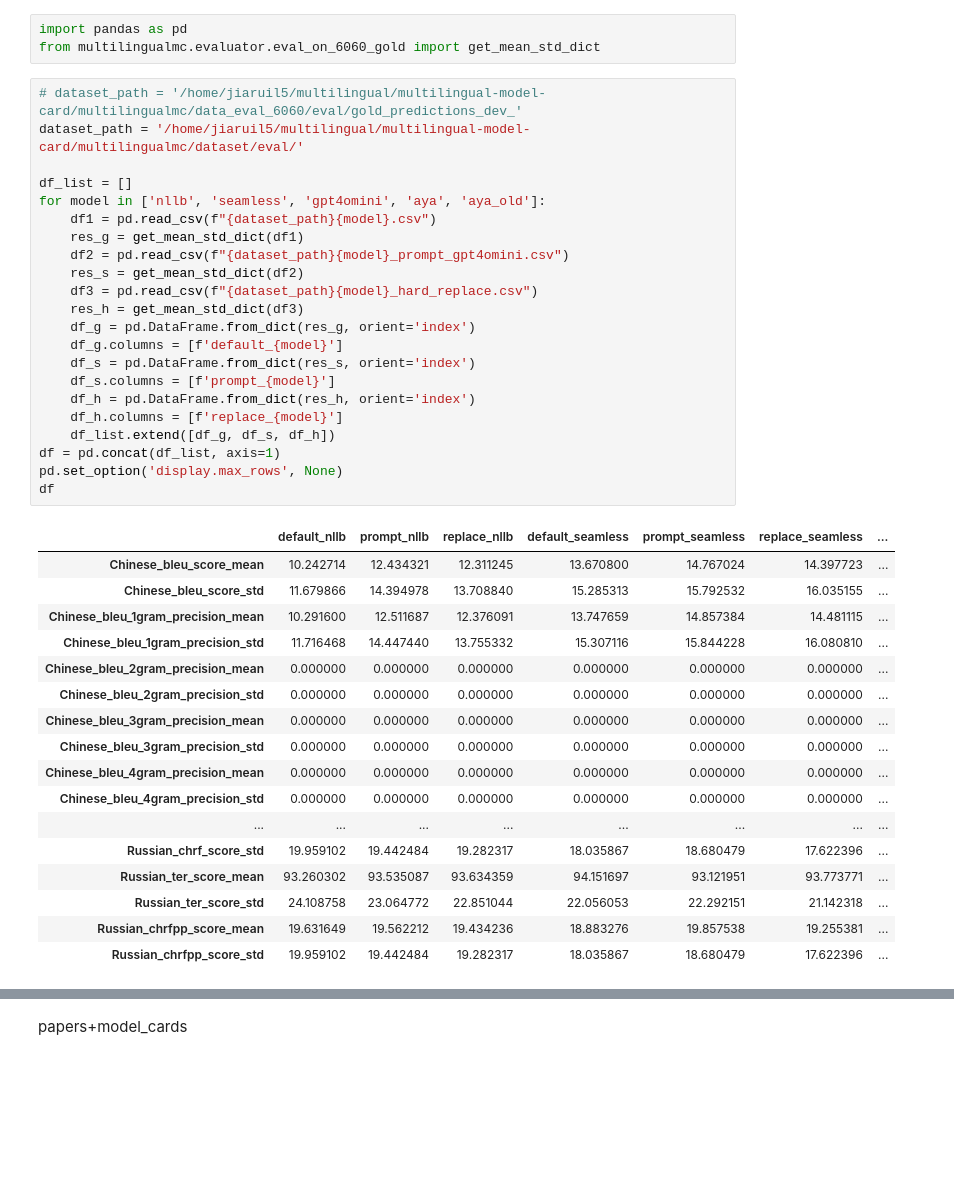
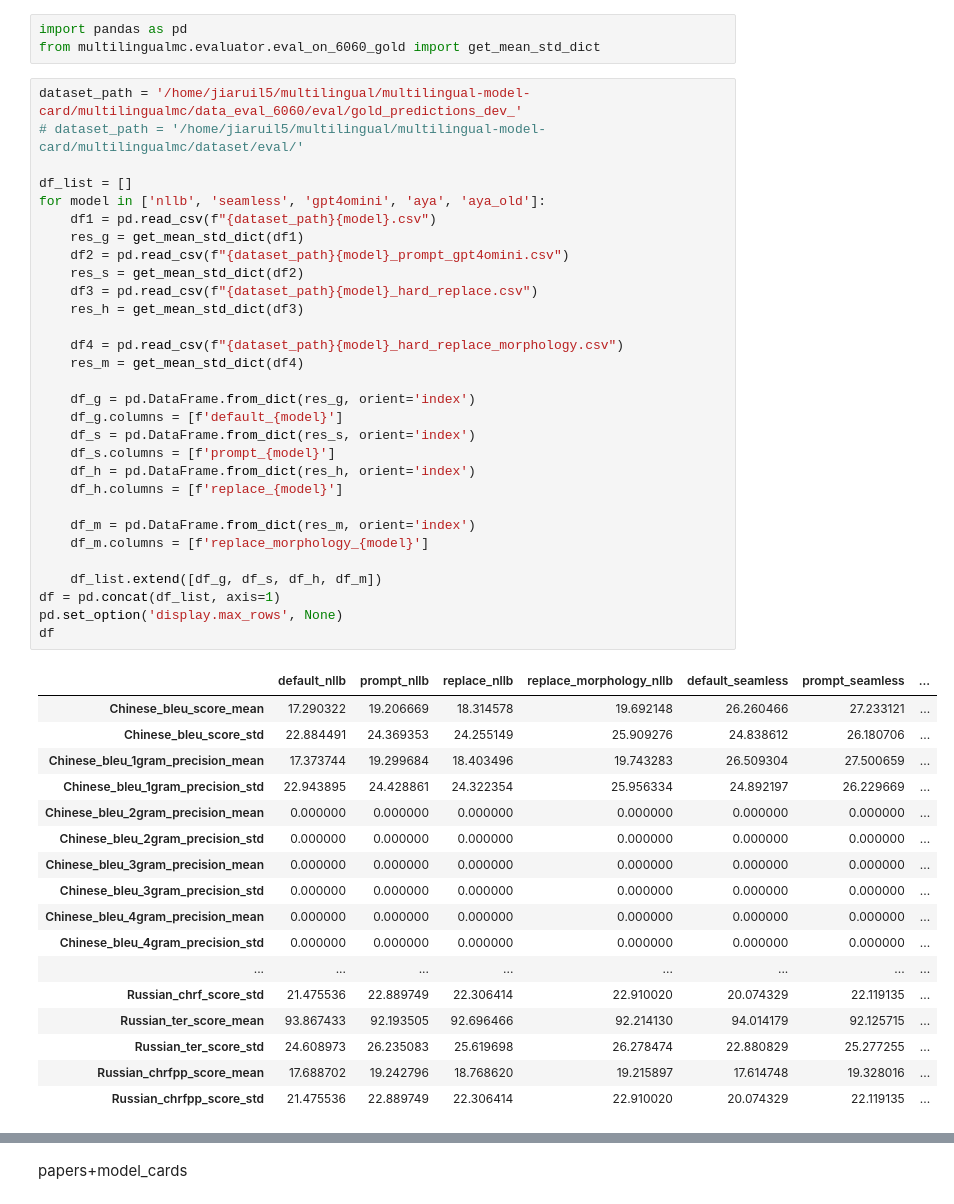
Before and after one commit to ImanOu123/multilingual-model-card, a Jupyter notebook: multilingualmc/evaluator/notebooks/test_check_sacrebleu_results.ipynb, the cells around one changed output, grey strips where cells are left out. Drawn from its saved outputs; the diff is of its cells as text; blank space fills up the shorter version.

```diff
--- a/multilingualmc/evaluator/notebooks/test_check_sacrebleu_results.ipynb
+++ b/multilingualmc/evaluator/notebooks/test_check_sacrebleu_results.ipynb
@@ -2,33 +2,41 @@
 import pandas as pd
 from multilingualmc.evaluator.eval_on_6060_gold import get_mean_std_dict
 # %%
-# dataset_path = '/home/jiaruil5/multilingual/multilingual-model-card/multilingualmc/data_eval_6060/eval/gold_predictions_dev_'
-dataset_path = '/home/jiaruil5/multilingual/multilingual-model-card/multilingualmc/dataset/eval/'
+dataset_path = '/home/jiaruil5/multilingual/multilingual-model-card/multilingualmc/data_eval_6060/eval/gold_predictions_dev_'
+# dataset_path = '/home/jiaruil5/multilingual/multilingual-model-card/multilingualmc/dataset/eval/'
 
 df_list = []
 for model in ['nllb', 'seamless', 'gpt4omini', 'aya', 'aya_old']:
     df1 = pd.read_csv(f"{dataset_path}{model}.csv")
     res_g = get_mean_std_dict(df1)
     df2 = pd.read_csv(f"{dataset_path}{model}_prompt_gpt4omini.csv")
     res_s = get_mean_std_dict(df2)
     df3 = pd.read_csv(f"{dataset_path}{model}_hard_replace.csv")
     res_h = get_mean_std_dict(df3)
+
+    df4 = pd.read_csv(f"{dataset_path}{model}_hard_replace_morphology.csv")
+    res_m = get_mean_std_dict(df4)
+
     df_g = pd.DataFrame.from_dict(res_g, orient='index')
     df_g.columns = [f'default_{model}']
     df_s = pd.DataFrame.from_dict(res_s, orient='index')
     df_s.columns = [f'prompt_{model}']
     df_h = pd.DataFrame.from_dict(res_h, orient='index')
     df_h.columns = [f'replace_{model}']
-    df_list.extend([df_g, df_s, df_h])
+
+    df_m = pd.DataFrame.from_dict(res_m, orient='index')
+    df_m.columns = [f'replace_morphology_{model}']
+
+    df_list.extend([df_g, df_s, df_h, df_m])
 df = pd.concat(df_list, axis=1)
 pd.set_option('display.max_rows', None)
 df
 # %% [output]
-|  | default_nllb | prompt_nllb | replace_nllb | default_seamless | prompt_seamless | replace_seamless | ... |
-| Chinese_bleu_score_mean | 10.242714 | 12.434321 | 12.311245 | 13.670800 | 14.767024 | 14.397723 | ... |
-| Chinese_bleu_score_std | 11.679866 | 14.394978 | 13.708840 | 15.285313 | 15.792532 | 16.035155 | ... |
-| Chinese_bleu_1gram_precision_mean | 10.291600 | 12.511687 | 12.376091 | 13.747659 | 14.857384 | 14.481115 | ... |
-| Chinese_bleu_1gram_precision_std | 11.716468 | 14.447440 | 13.755332 | 15.307116 | 15.844228 | 16.080810 | ... |
+|  | default_nllb | prompt_nllb | replace_nllb | replace_morphology_nllb | default_seamless | prompt_seamless | ... |
+| Chinese_bleu_score_mean | 17.290322 | 19.206669 | 18.314578 | 19.692148 | 26.260466 | 27.233121 | ... |
+| Chinese_bleu_score_std | 22.884491 | 24.369353 | 24.255149 | 25.909276 | 24.838612 | 26.180706 | ... |
+| Chinese_bleu_1gram_precision_mean | 17.373744 | 19.299684 | 18.403496 | 19.743283 | 26.509304 | 27.500659 | ... |
+| Chinese_bleu_1gram_precision_std | 22.943895 | 24.428861 | 24.322354 | 25.956334 | 24.892197 | 26.229669 | ... |
 | Chinese_bleu_2gram_precision_mean | 0.000000 | 0.000000 | 0.000000 | 0.000000 | 0.000000 | 0.000000 | ... |
 | Chinese_bleu_2gram_precision_std | 0.000000 | 0.000000 | 0.000000 | 0.000000 | 0.000000 | 0.000000 | ... |
 | Chinese_bleu_3gram_precision_mean | 0.000000 | 0.000000 | 0.000000 | 0.000000 | 0.000000 | 0.000000 | ... |
@@ -36,8 +44,8 @@ df
 | Chinese_bleu_4gram_precision_mean | 0.000000 | 0.000000 | 0.000000 | 0.000000 | 0.000000 | 0.000000 | ... |
 | Chinese_bleu_4gram_precision_std | 0.000000 | 0.000000 | 0.000000 | 0.000000 | 0.000000 | 0.000000 | ... |
 | ... | ... | ... | ... | ... | ... | ... | ... |
-| Russian_chrf_score_std | 19.959102 | 19.442484 | 19.282317 | 18.035867 | 18.680479 | 17.622396 | ... |
-| Russian_ter_score_mean | 93.260302 | 93.535087 | 93.634359 | 94.151697 | 93.121951 | 93.773771 | ... |
-| Russian_ter_score_std | 24.108758 | 23.064772 | 22.851044 | 22.056053 | 22.292151 | 21.142318 | ... |
-| Russian_chrfpp_score_mean | 19.631649 | 19.562212 | 19.434236 | 18.883276 | 19.857538 | 19.255381 | ... |
-| Russian_chrfpp_score_std | 19.959102 | 19.442484 | 19.282317 | 18.035867 | 18.680479 | 17.622396 | ... |
+| Russian_chrf_score_std | 21.475536 | 22.889749 | 22.306414 | 22.910020 | 20.074329 | 22.119135 | ... |
+| Russian_ter_score_mean | 93.867433 | 92.193505 | 92.696466 | 92.214130 | 94.014179 | 92.125715 | ... |
+| Russian_ter_score_std | 24.608973 | 26.235083 | 25.619698 | 26.278474 | 22.880829 | 25.277255 | ... |
+| Russian_chrfpp_score_mean | 17.688702 | 19.242796 | 18.768620 | 19.215897 | 17.614748 | 19.328016 | ... |
+| Russian_chrfpp_score_std | 21.475536 | 22.889749 | 22.306414 | 22.910020 | 20.074329 | 22.119135 | ... |
```
Also changed, not shown: parts of 5 cells of this notebook, 10 other files.
